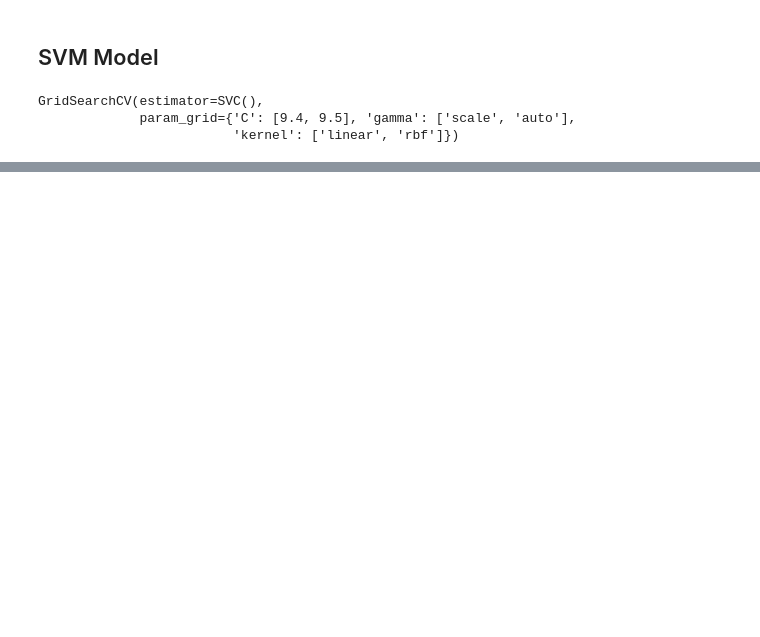
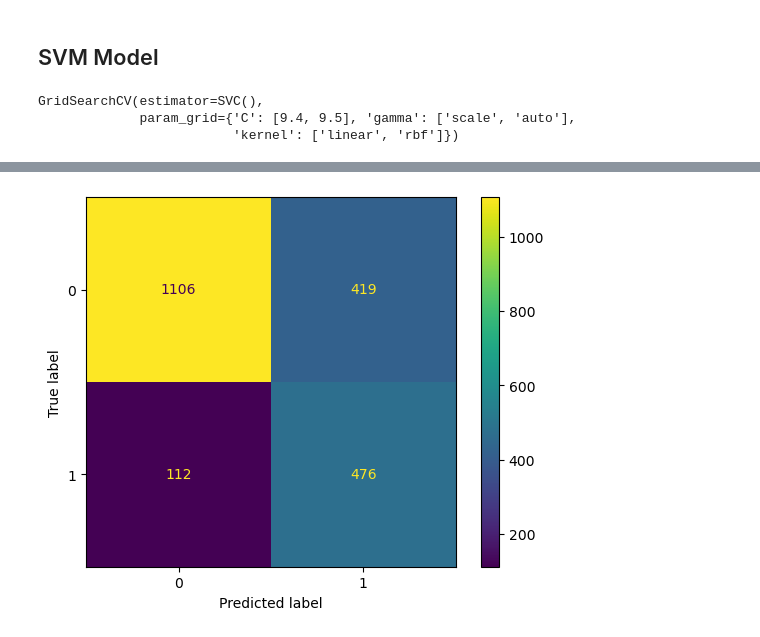
Before and after one commit to coatesca/Classification-Project, a Jupyter notebook: (3.3) Classification Project.ipynb, the cells around one changed output, grey strips where cells are left out. Cells and saved outputs as stored; diff of their text form; code cells hidden in the pictures; blank space fills up the shorter version.

```diff
--- a/(3.3) Classification Project.ipynb
+++ b/(3.3) Classification Project.ipynb
@@ -290,0 +314,17 @@ accuracy_score(y_test, y_pred)
+# %%
+# Separate target
+
+x = df.drop('Churn Value', axis=1)
+
+y = df['Churn Value']
+# %%
+# Train-test split
+
+x_train, x_test, y_train, y_test = train_test_split(x, y, test_size=0.3, random_state=42)
+# %%
+# Pipeline
+
+pipeline = Pipeline([
+    ('imputer', SimpleImputer(strategy='mean')),
+    ('scaler', StandardScaler()),
+    ('classifier', LogisticRegression(max_iter=1000, class_weight='balanced'))])
@@ -290,0 +345,14 @@ accuracy_score(y_test, y_pred)
+# %%
+# Confusion matrix
+
+y_pred = pipeline.predict(x_test)
+cm2 = confusion_matrix(y_test, y_pred)
+
+# Matrix display
+
+display2 = ConfusionMatrixDisplay(cm2, display_labels= pipeline.classes_)
+display2.plot()
+
+plt.show()
+# %% [output]
+[figure, added]
```
Also changed, not shown: parts of 33 cells of this notebook.
